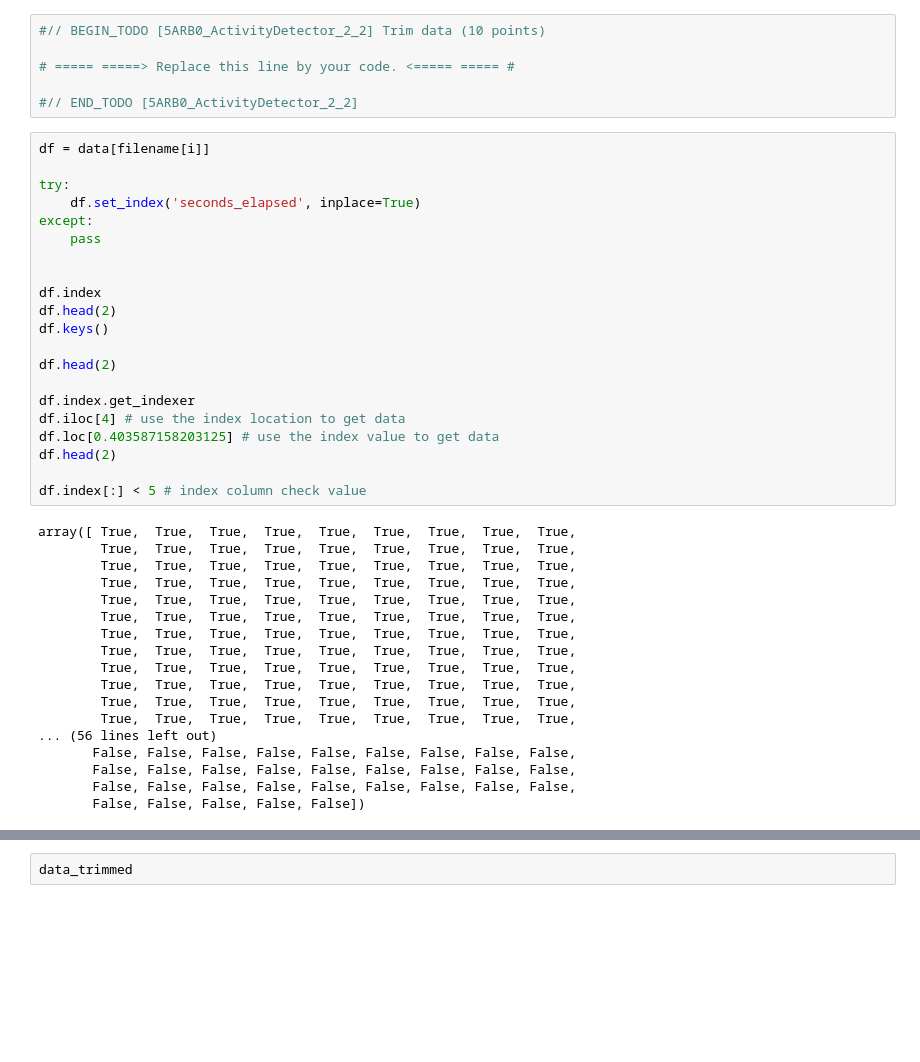
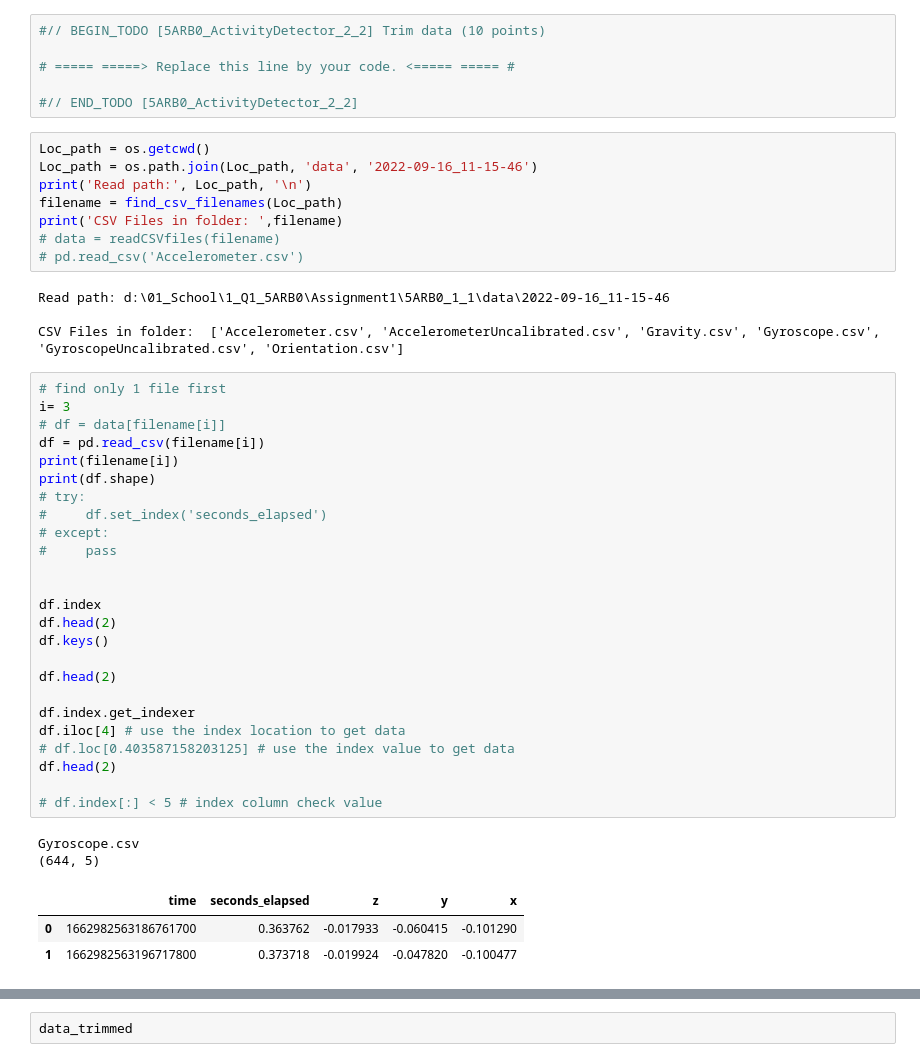
Before and after one commit to Lynch1206/5ARB0_1_1, a Jupyter notebook: activitydetector-template.ipynb, the cells around one changed output, grey strips where cells are left out. Saved outputs shown, nothing was run; the diff lists cells and outputs as text; blank space fills up the shorter version.

```diff
--- a/activitydetector-template.ipynb
+++ b/activitydetector-template.ipynb
@@ -140,42 +146,46 @@ Remove the first and last 5 seconds of the recordings for this purpose and save
 # ===== =====> Replace this line by your code. <===== ===== #
 
 #// END_TODO [5ARB0_ActivityDetector_2_2]
+# %%
+Loc_path = os.getcwd()
+Loc_path = os.path.join(Loc_path, 'data', '2022-09-16_11-15-46')
+print('Read path:', Loc_path, '\n')
+filename = find_csv_filenames(Loc_path)
+print('CSV Files in folder: ',filename)
+# data = readCSVfiles(filename)
+# pd.read_csv('Accelerometer.csv')
+# %% [output]
+Read path: d:\01_School\1_Q1_5ARB0\Assignment1\5ARB0_1_1\data\2022-09-16_11-15-46
+
+CSV Files in folder:  ['Accelerometer.csv', 'AccelerometerUncalibrated.csv', 'Gravity.csv', 'Gyroscope.csv', 'GyroscopeUncalibrated.csv', 'Orientation.csv']
 # %%
-df = data[filename[i]]
-
-try:
-    df.set_index('seconds_elapsed', inplace=True)
-except:
-    pass
+# find only 1 file first
+i= 3
+# df = data[filename[i]]
+df = pd.read_csv(filename[i])
+print(filename[i])
+print(df.shape)
+# try:
+#     df.set_index('seconds_elapsed')
+# except:
+#     pass
 
 
 df.index
 df.head(2)
 df.keys()
 
 df.head(2)
 
 df.index.get_indexer
 df.iloc[4] # use the index location to get data
-df.loc[0.403587158203125] # use the index value to get data
+# df.loc[0.403587158203125] # use the index value to get data
 df.head(2)
 
-df.index[:] < 5 # index column check value
+# df.index[:] < 5 # index column check value
 # %% [output]
-array([ True,  True,  True,  True,  True,  True,  True,  True,  True,
-        True,  True,  True,  True,  True,  True,  True,  True,  True,
-        True,  True,  True,  True,  True,  True,  True,  True,  True,
-        True,  True,  True,  True,  True,  True,  True,  True,  True,
-        True,  True,  True,  True,  True,  True,  True,  True,  True,
-        True,  True,  True,  True,  True,  True,  True,  True,  True,
-        True,  True,  True,  True,  True,  True,  True,  True,  True,
-        True,  True,  True,  True,  True,  True,  True,  True,  True,
-        True,  True,  True,  True,  True,  True,  True,  True,  True,
-        True,  True,  True,  True,  True,  True,  True,  True,  True,
-        True,  True,  True,  True,  True,  True,  True,  True,  True,
-        True,  True,  True,  True,  True,  True,  True,  True,  True,
-... (56 lines left out)
-       False, False, False, False, False, False, False, False, False,
-       False, False, False, False, False, False, False, False, False,
-       False, False, False, False, False, False, False, False, False,
-       False, False, False, False, False])
+Gyroscope.csv
+(644, 5)
+|  | time | seconds_elapsed | z | y | x |
+| 0 | 1662982563186761700 | 0.363762 | -0.017933 | -0.060415 | -0.101290 |
+| 1 | 1662982563196717800 | 0.373718 | -0.019924 | -0.047820 | -0.100477 |
```
Also changed, not shown: parts of 2 cells of this notebook, 4 other files.
